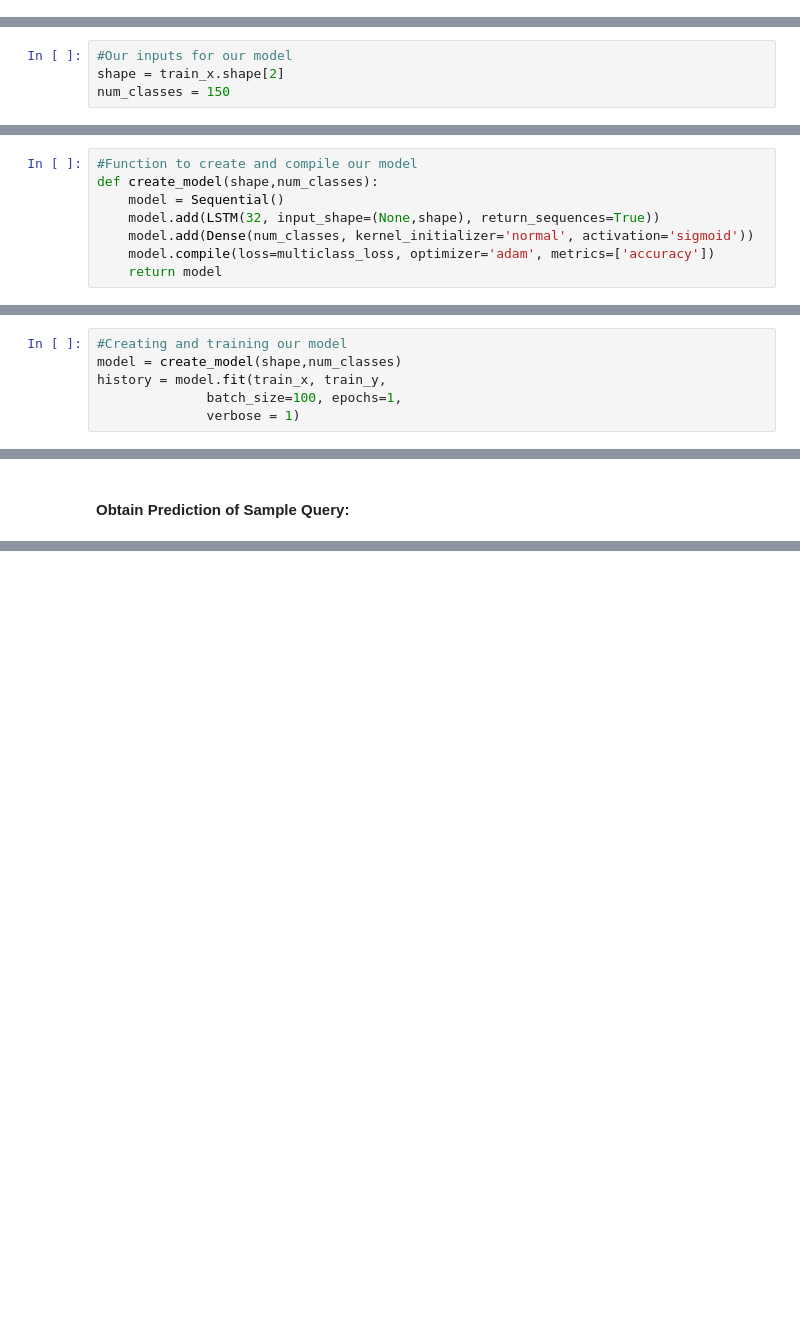
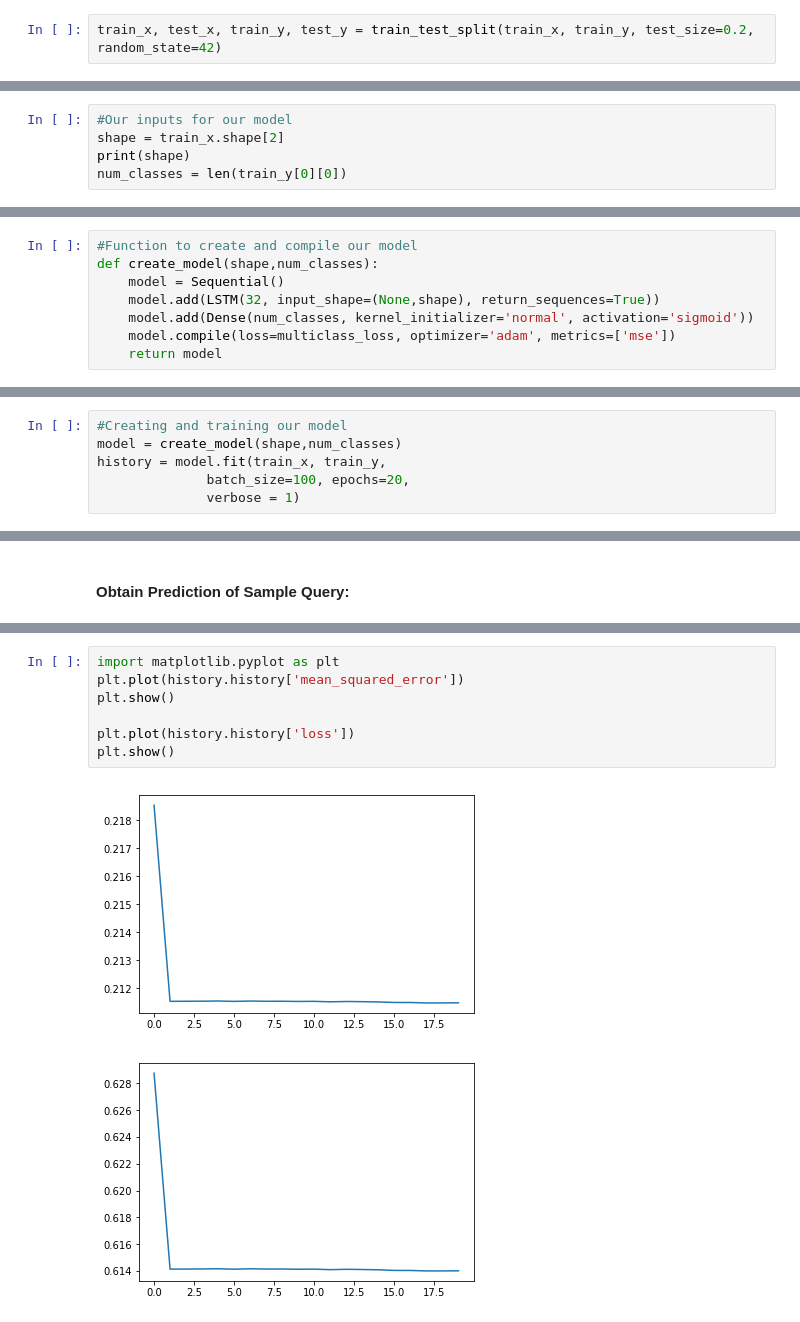
Before and after one commit to ravishchawla/doctorann, a Jupyter notebook: Multiclass_LSTM.ipynb, the cells around one changed output, grey strips where cells are left out. Drawn from its saved outputs; the diff is of its cells as text; blank space fills up the shorter version.

```diff
--- a/Multiclass_LSTM.ipynb
+++ b/Multiclass_LSTM.ipynb
@@ -33,3 +41,5 @@ train_x = np.array([np.random.rand(1, 1000)[0] for i in range(10000)]).reshape(1
+# %%
+train_x, test_x, train_y, test_y = train_test_split(train_x, train_y, test_size=0.2, random_state=42)
 # %% [markdown]
 <h4>Create A Sample Query to Predict On:</h4>
 # %%
@@ -48,4 +59,5 @@ def multiclass_loss(y_true, y_pred):
 # %%
 #Our inputs for our model
 shape = train_x.shape[2]
-num_classes = 150
+print(shape)
+num_classes = len(train_y[0][0])
@@ -57,7 +71,7 @@ def create_model(shape,num_classes):
     model = Sequential()
     model.add(LSTM(32, input_shape=(None,shape), return_sequences=True))
     model.add(Dense(num_classes, kernel_initializer='normal', activation='sigmoid'))
-    model.compile(loss=multiclass_loss, optimizer='adam', metrics=['accuracy'])
+    model.compile(loss=multiclass_loss, optimizer='adam', metrics=['mse'])
     return model
 # %% [markdown]
 <h4>Train LSTM</h4>
@@ -65,6 +79,6 @@ def create_model(shape,num_classes):
 #Creating and training our model
 model = create_model(shape,num_classes)
 history = model.fit(train_x, train_y,
-              batch_size=100, epochs=1,
+              batch_size=100, epochs=20,
               verbose = 1)
 # %% [output]
@@ -115,0 +174,10 @@ Indices where we have a 1:
+# %%
+import matplotlib.pyplot as plt
+plt.plot(history.history['mean_squared_error'])
+plt.show()
+
+plt.plot(history.history['loss'])
+plt.show()
+# %% [output]
+[figure, added]
+[figure, added]
```
Also changed, not shown: parts of 20 cells of this notebook, 4 other files.
